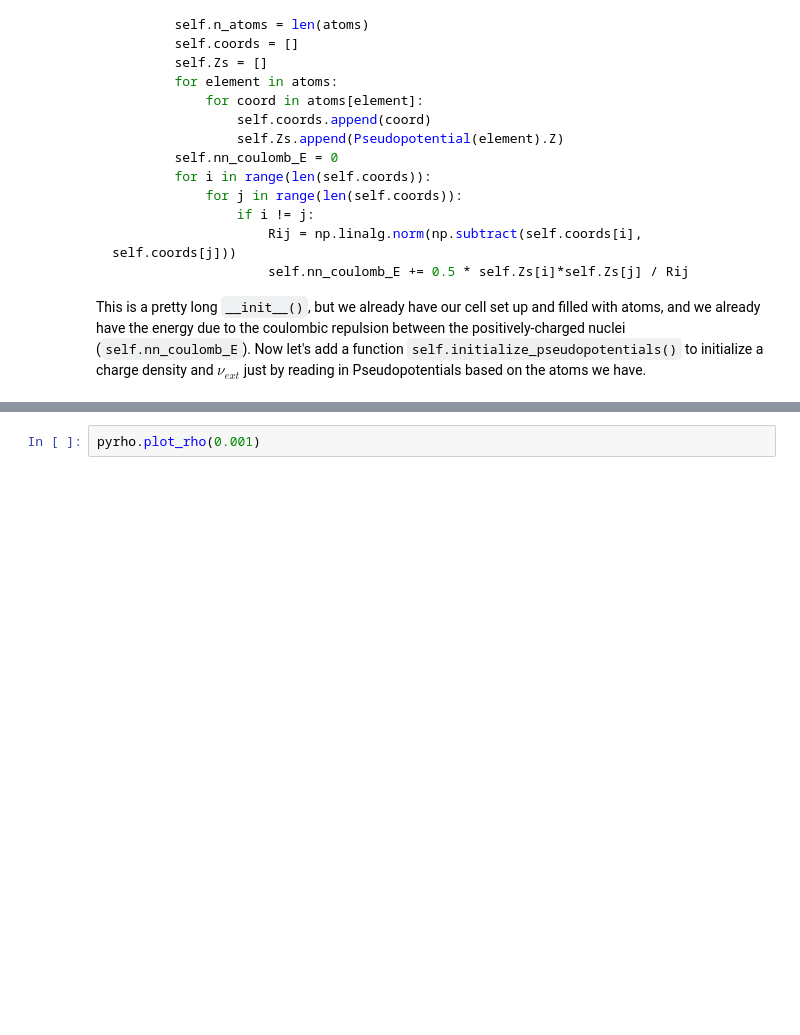
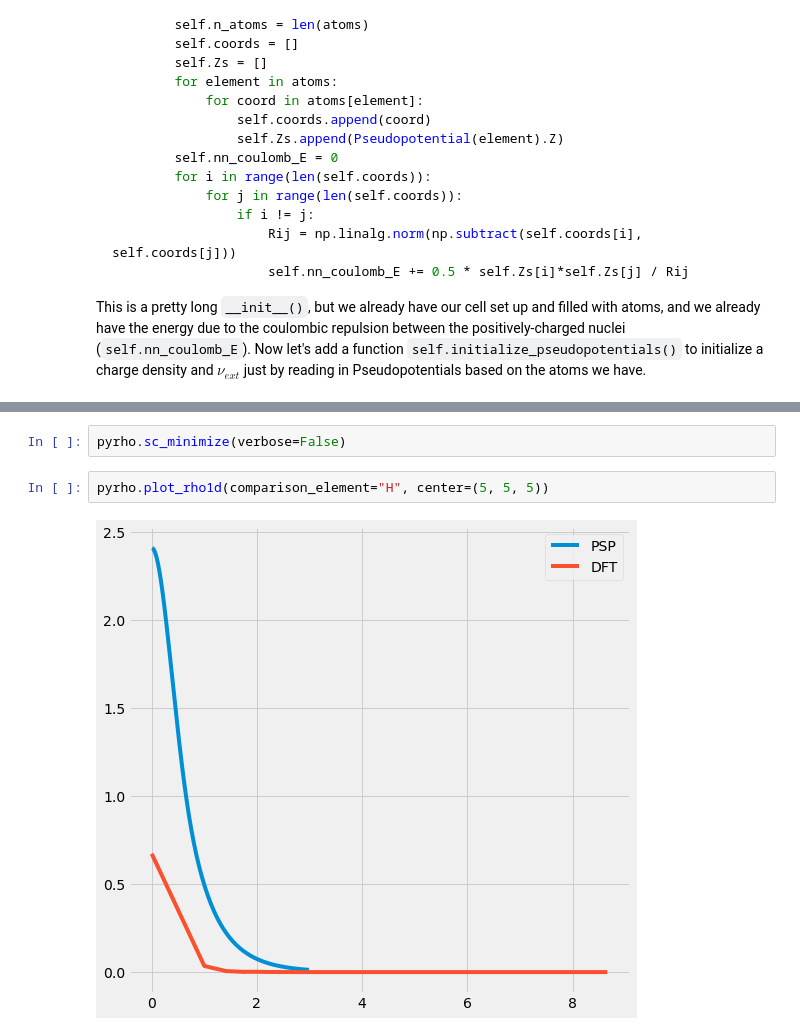
Before and after one commit to ashtonmv/pyrho, a Jupyter notebook: tutorial.ipynb, the cells around one changed output, grey strips where cells are left out. Drawn from its saved outputs; the diff is of its cells as text; blank space fills up the shorter version.

```diff
--- a/tutorial.ipynb
+++ b/tutorial.ipynb
@@ -934,2 +958,6 @@ pyrho.sc_minimize(verbose=True)
-# %%
-pyrho.plot_rho(0.001)
+# %%
+pyrho.sc_minimize(verbose=False)
+# %%
+pyrho.plot_rho1d(comparison_element="H", center=(5, 5, 5))
+# %% [output]
+[figure, added]
```
Also changed, not shown: parts of 6 cells of this notebook.
